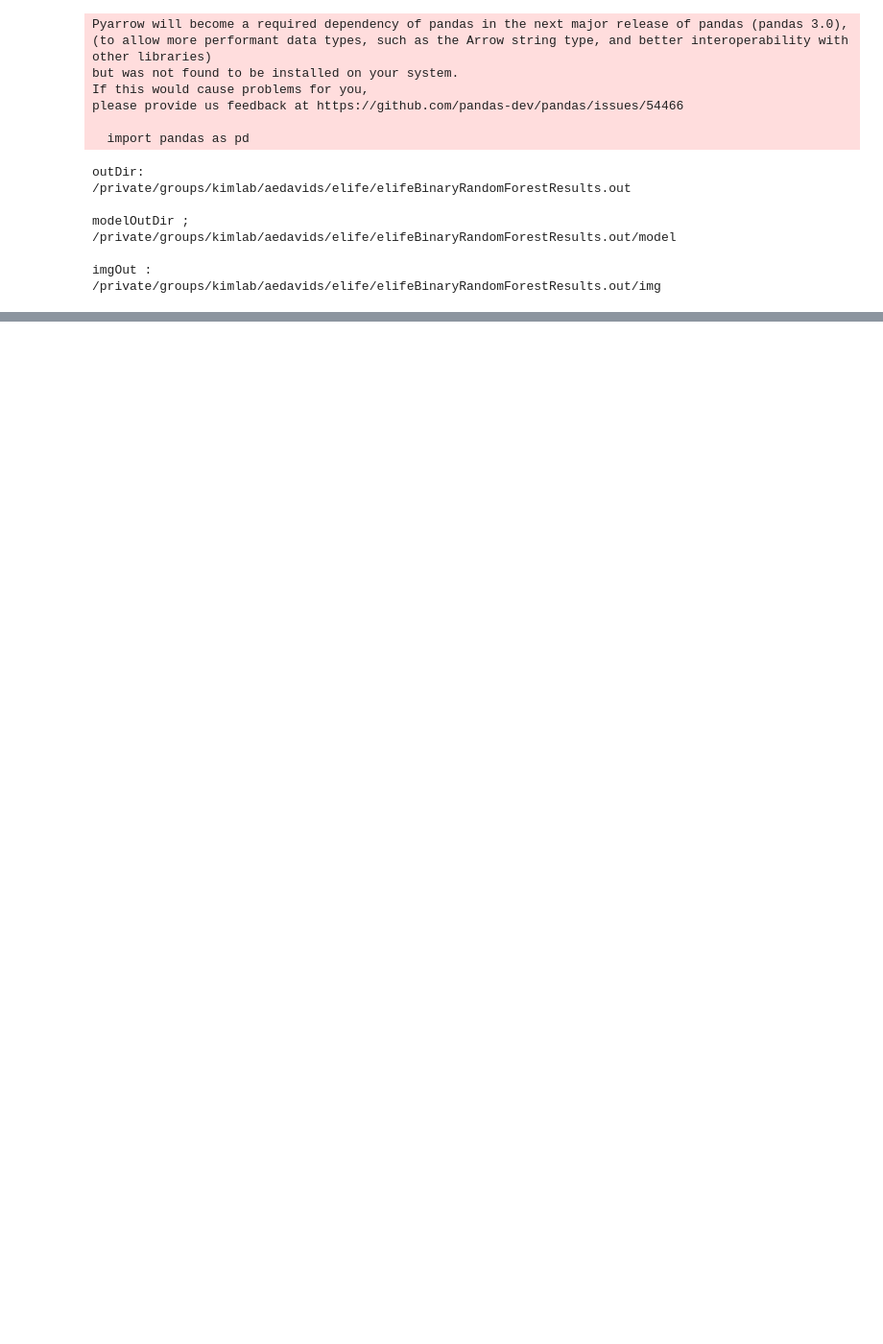
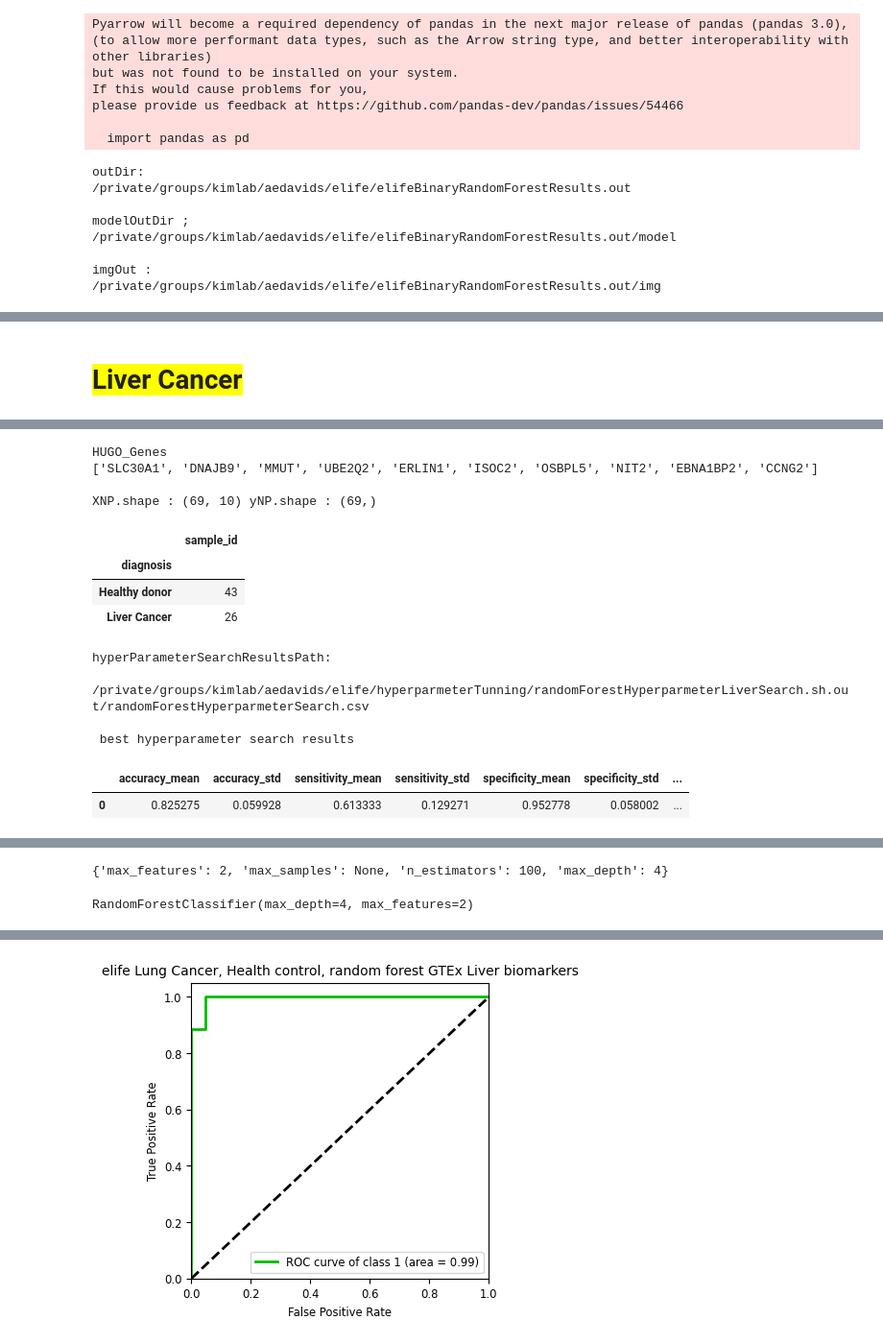
Before and after one commit to aedavids/extraCellularRNA, a Jupyter notebook: intraExtraRNA_POC/jupyterNotebooks/elife/elifeBinaryRandomForestResults.ipynb, the cells around one changed output, grey strips where cells are left out. Shown at 96% size. Drawn from its saved outputs; the diff is of its cells as text; code cells hidden in the pictures; blank space fills up the shorter version.

```diff
--- a/intraExtraRNA_POC/jupyterNotebooks/elife/elifeBinaryRandomForestResults.ipynb
+++ b/intraExtraRNA_POC/jupyterNotebooks/elife/elifeBinaryRandomForestResults.ipynb
@@ -307,0 +414,11 @@ array(['Esophagus Cancer', 'Lung Cancer', 'Liver Cancer',
+# %% [markdown]
+# <span style="background-color:yellow">Liver Cancer</span>
+# %%
+%%time
+# mean AUC = 0.7830
+runAll(
+    features=["Liver"],
+    selectElifeCategories=["Healthy donor", "Liver Cancer"],
+    setName='Liver',
+      )
+# %% [output]
@@ -307,0 +428,14 @@ array(['Esophagus Cancer', 'Lung Cancer', 'Liver Cancer',
+HUGO_Genes
+['SLC30A1', 'DNAJB9', 'MMUT', 'UBE2Q2', 'ERLIN1', 'ISOC2', 'OSBPL5', 'NIT2', 'EBNA1BP2', 'CCNG2']
+
+XNP.shape : (69, 10) yNP.shape : (69,)
+|  | sample_id |
+| diagnosis |  |
+| Healthy donor | 43 |
+| Liver Cancer | 26 |
+hyperParameterSearchResultsPath:
+ /private/groups/kimlab/aedavids/elife/hyperparmeterTunning/randomForestHyperparmeterLiverSearch.sh.out/randomForestHyperparmeterSearch.csv
+
+ best hyperparameter search results
+|  | accuracy_mean | accuracy_std | sensitivity_mean | sensitivity_std | specificity_mean | specificity_std | ... |
+| 0 | 0.825275 | 0.059928 | 0.613333 | 0.129271 | 0.952778 | 0.058002 | ... |
@@ -307,0 +443,2 @@ array(['Esophagus Cancer', 'Lung Cancer', 'Liver Cancer',
+{'max_features': 2, 'max_samples': None, 'n_estimators': 100, 'max_depth': 4}
+RandomForestClassifier(max_depth=4, max_features=2)
@@ -307,0 +449 @@ array(['Esophagus Cancer', 'Lung Cancer', 'Liver Cancer',
+[figure, added]
```
Also changed, not shown: parts of 17 cells of this notebook.
